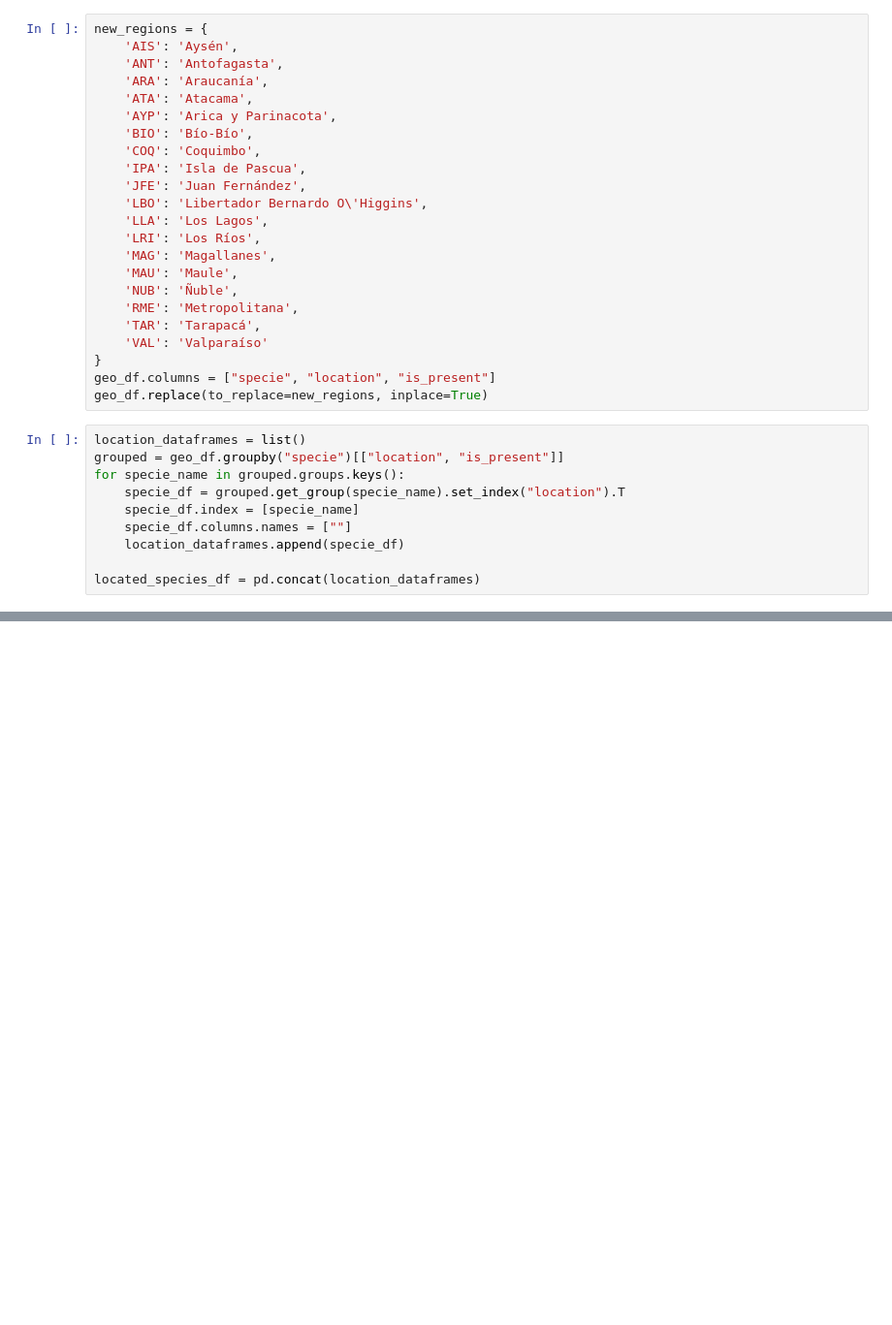
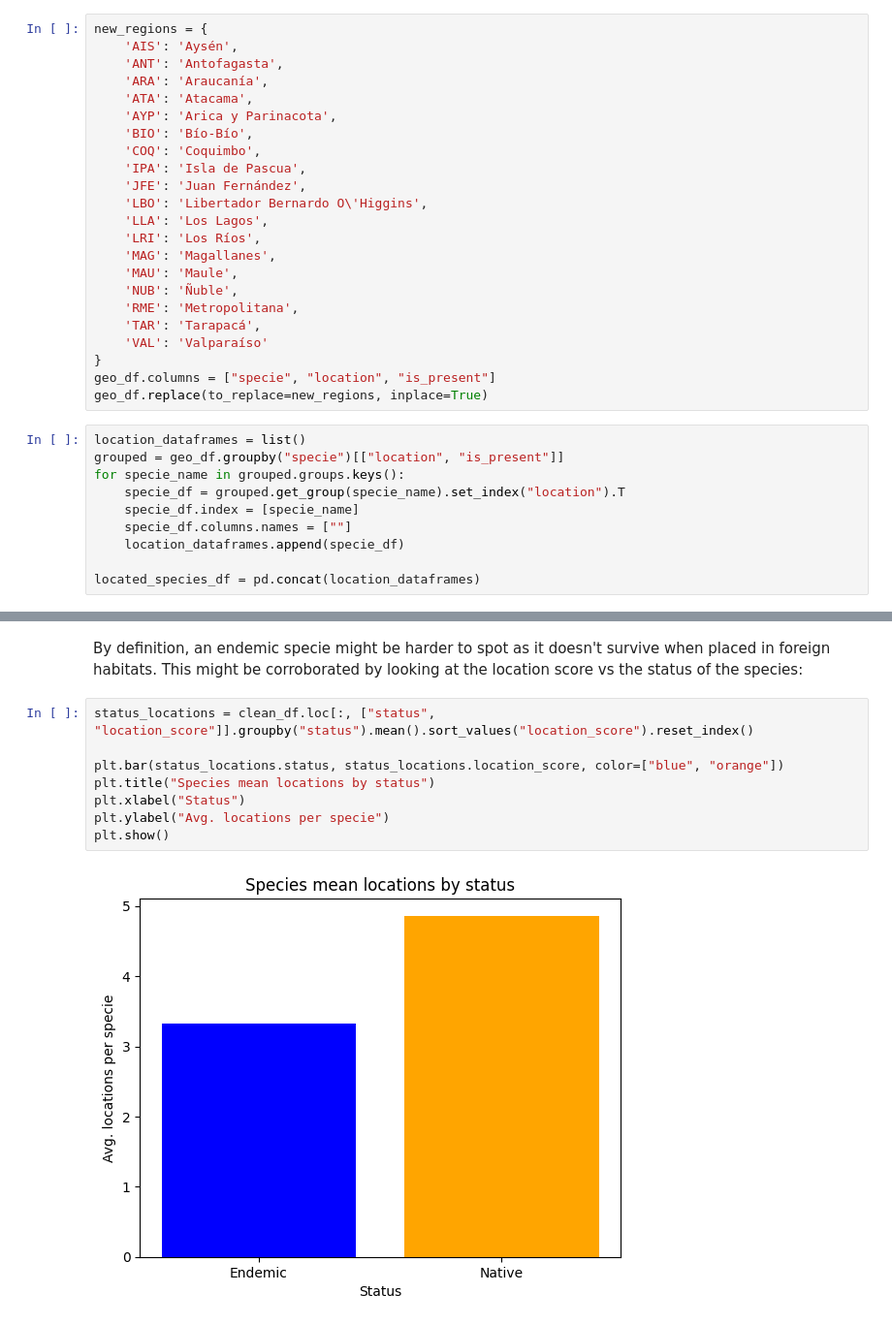
Before and after one commit to flawedvice/rasgos-cl-analysis, a Jupyter notebook: analysis.ipynb, the cells around one changed output, grey strips where cells are left out. Shown: that part at 97% size. Cells and saved outputs as stored; diff of their text form; blank space fills up the shorter version.

```diff
--- a/analysis.ipynb
+++ b/analysis.ipynb
@@ -173,0 +332,13 @@ merged.head()
+# %% [markdown]
+By definition, an endemic specie might be harder to spot as it doesn't survive when placed in foreign habitats.
+This might be corroborated by looking at the location score vs the status of the species:
+# %%
+status_locations = clean_df.loc[:, ["status", "location_score"]].groupby("status").mean().sort_values("location_score").reset_index()
+
+plt.bar(status_locations.status, status_locations.location_score, color=["blue", "orange"])
+plt.title("Species mean locations by status")
+plt.xlabel("Status")
+plt.ylabel("Avg. locations per specie")
+plt.show()
+# %% [output]
+[figure, added]
```
Also changed, not shown: parts of 29 cells of this notebook.
